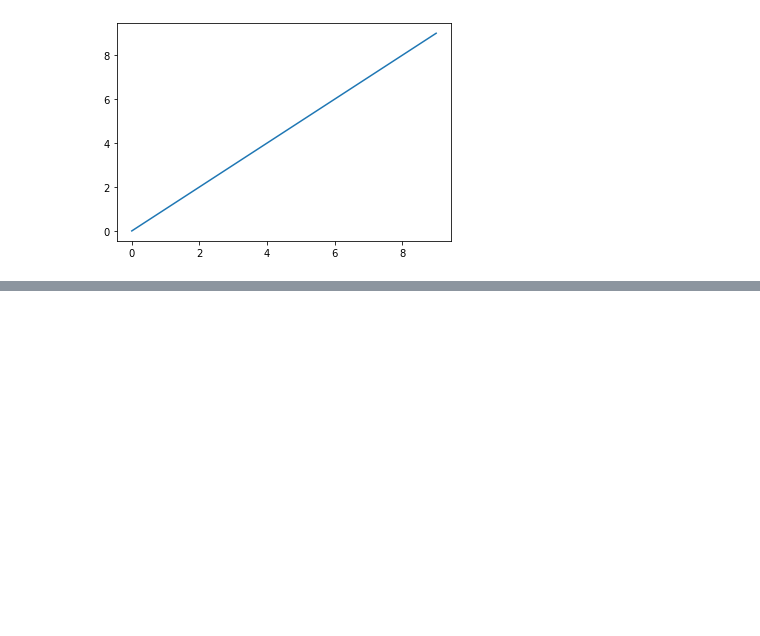
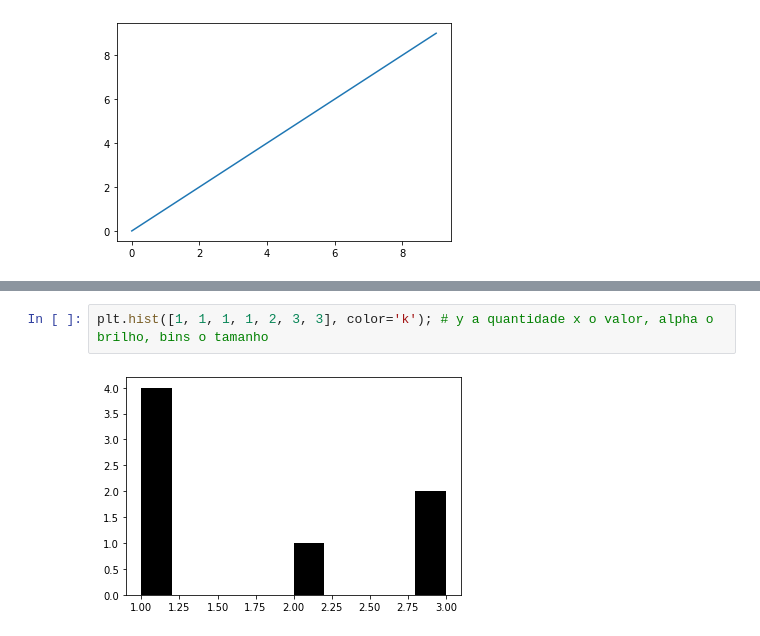
Before and after one commit to Kaiquenakao/plotagem-visualizacao, a Jupyter notebook: plotagem.ipynb, the cells around one changed output, grey strips where cells are left out. Drawn from its saved outputs; the diff is of its cells as text; blank space fills up the shorter version.

```diff
--- a/plotagem.ipynb
+++ b/plotagem.ipynb
@@ -11,0 +51,4 @@ plt.plot(data)
+# %%
+plt.hist([1, 1, 1, 1, 2, 3, 3], color='k'); # y a quantidade x o valor, alpha o brilho, bins o tamanho
+# %% [output]
+[figure, added]
```
Also changed, not shown: parts of 12 cells of this notebook.
